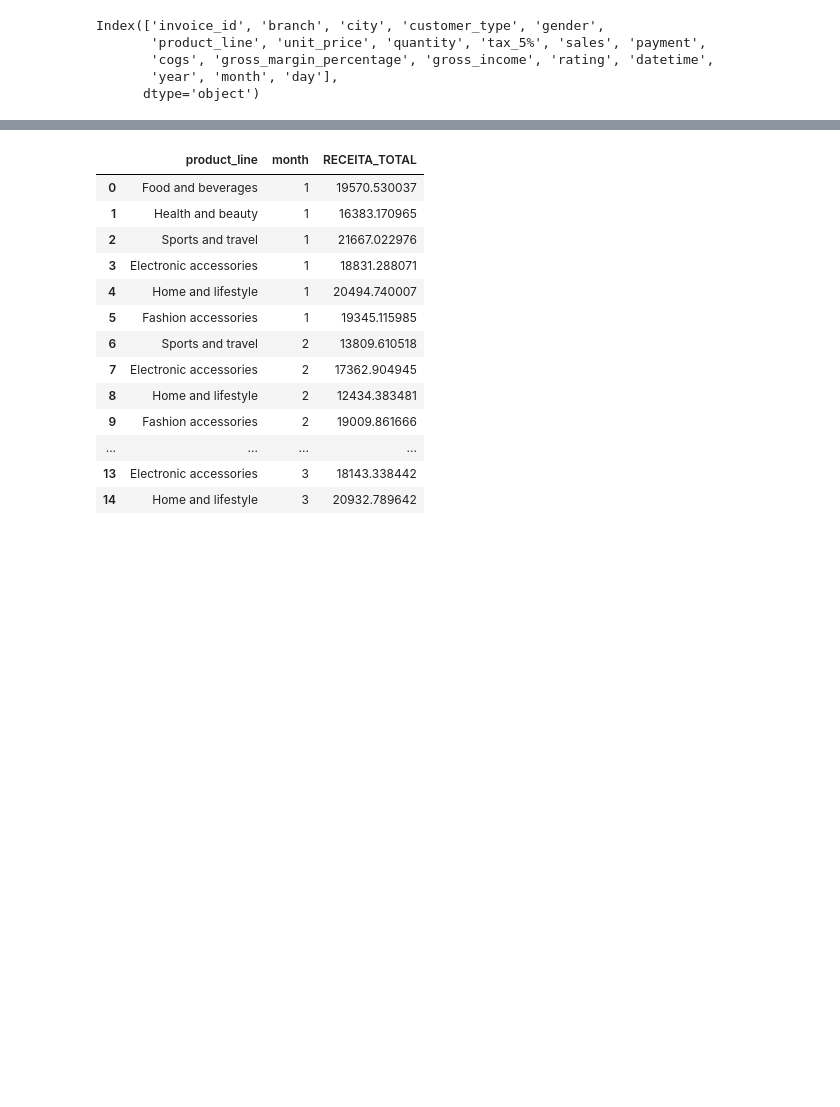
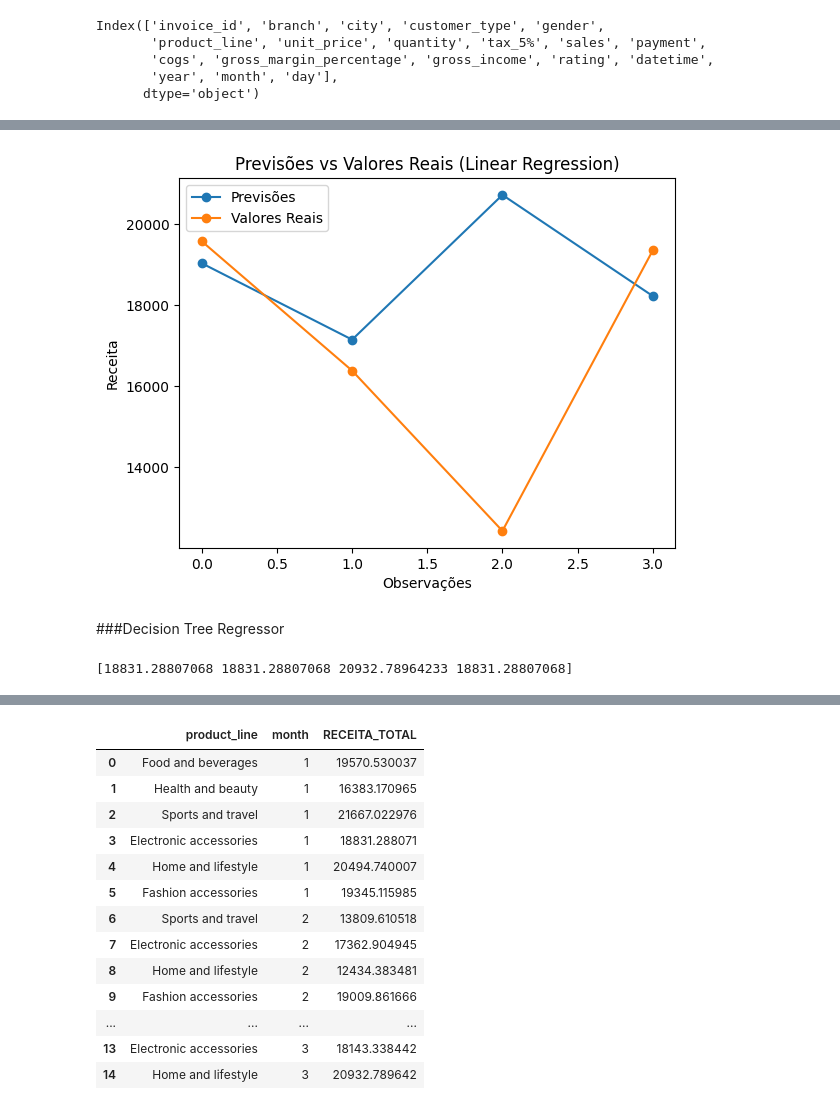
Before and after one commit to edsondamasceno/Data-Analysis, a Jupyter notebook: Supermarket_Sales_Analysis.ipynb, the cells around one changed output, grey strips where cells are left out. Saved outputs shown, nothing was run; the diff lists cells and outputs as text; code cells hidden in the pictures; blank space fills up the shorter version.

```diff
--- a/Supermarket_Sales_Analysis.ipynb
+++ b/Supermarket_Sales_Analysis.ipynb
@@ -855,0 +861,34 @@ resultados.head()
+# %%
+# Índices
+indices = range(len(resultados['Previsões']))
+
+# Gráfico
+plt.figure()
+plt.plot(indices, resultados['Previsões'], marker='o', label='Previsões')
+plt.plot(indices, resultados['Valores Reais'], marker='o', label='Valores Reais')
+plt.xlabel('Observações')
+plt.ylabel('Receita')
+plt.title('Previsões vs Valores Reais (Linear Regression)')
+plt.legend()
+plt.show()
+# %% [output]
+[figure, added]
+# %% [markdown]
+###Decision Tree Regressor
+# %%
+model = DecisionTreeRegressor(max_depth=5)
+
+model.fit(X_train, y_train)
+
+# Avaliação e previsão
+y_pred = model.predict(X_test)
+
+print(y_pred)
+
+# Criar um DataFrame com previsões e valores reais
+resultados = pd.DataFrame({
+    'Previsões': y_pred,
+    'Valores Reais': y_test
+})
+# %% [output]
+[18831.28807068 18831.28807068 20932.78964233 18831.28807068]
```
Also changed, not shown: parts of 21 cells of this notebook.
